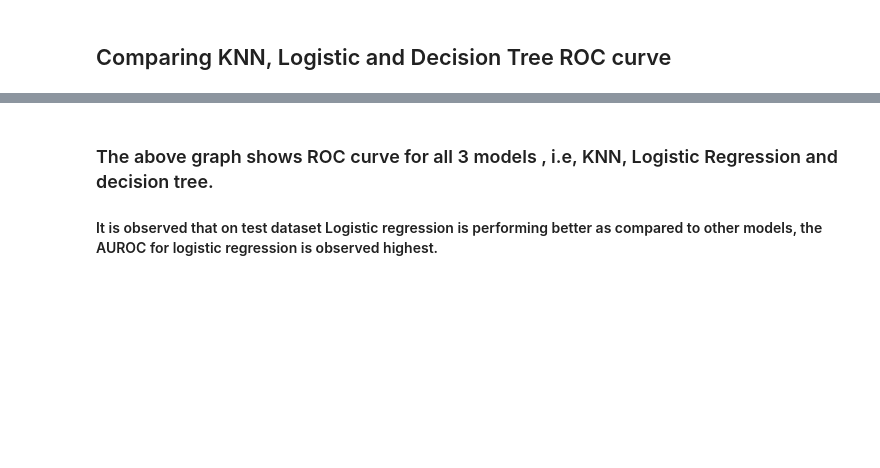
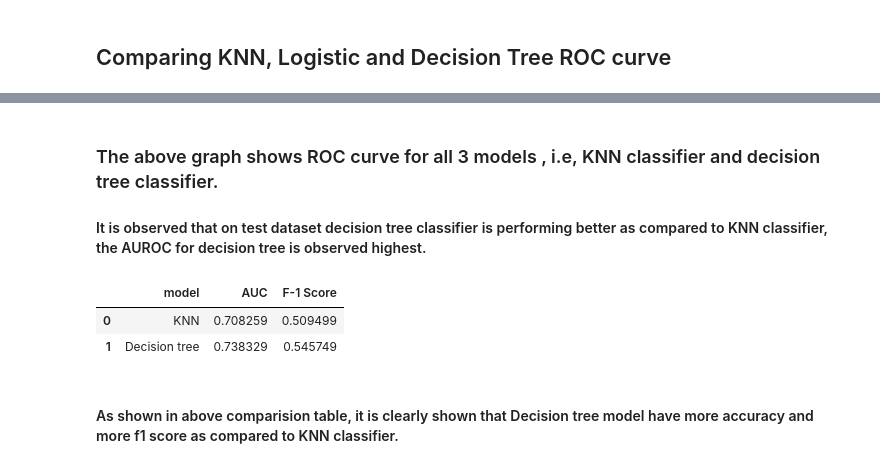
Before and after one commit to Devam2399/LoanDefaultAnalysis, a Jupyter notebook: Loan credit default Analysis.ipynb, the cells around one changed output, grey strips where cells are left out. Drawn from its saved outputs; the diff is of its cells as text; code cells hidden in the pictures; blank space fills up the shorter version.

```diff
--- a/Loan credit default Analysis.ipynb
+++ b/Loan credit default Analysis.ipynb
@@ -730,3 +735,12 @@ plt.show();
 # %% [markdown]
-### The above graph shows ROC curve for all 3 models , i.e, KNN, Logistic Regression and decision tree.
-#### It is observed that on test dataset Logistic regression is performing better as compared to other models, the AUROC for logistic regression is observed highest.
+### The above graph shows ROC curve for all 3 models , i.e, KNN classifier and decision tree classifier.
+#### It is observed that on test dataset decision tree classifier is performing better as compared to KNN classifier, the AUROC for decision tree is observed highest.
+# %%
+compare = pd.DataFrame({'model':['KNN','Decision tree'], 'AUC':[auc_score1,auc_score2], 'F-1 Score':[f1_score(y_test,knntest_pred),f1_score(y_test,preddt_test)] })
+compare
+# %% [output]
+|  | model | AUC | F-1 Score |
+| 0 | KNN | 0.708259 | 0.509499 |
+| 1 | Decision tree | 0.738329 | 0.545749 |
+# %% [markdown]
+#### As shown in above comparision table, it is clearly shown that Decision tree model have more accuracy and more f1 score as compared to KNN classifier.
```
Also changed, not shown: parts of 41 cells of this notebook.
